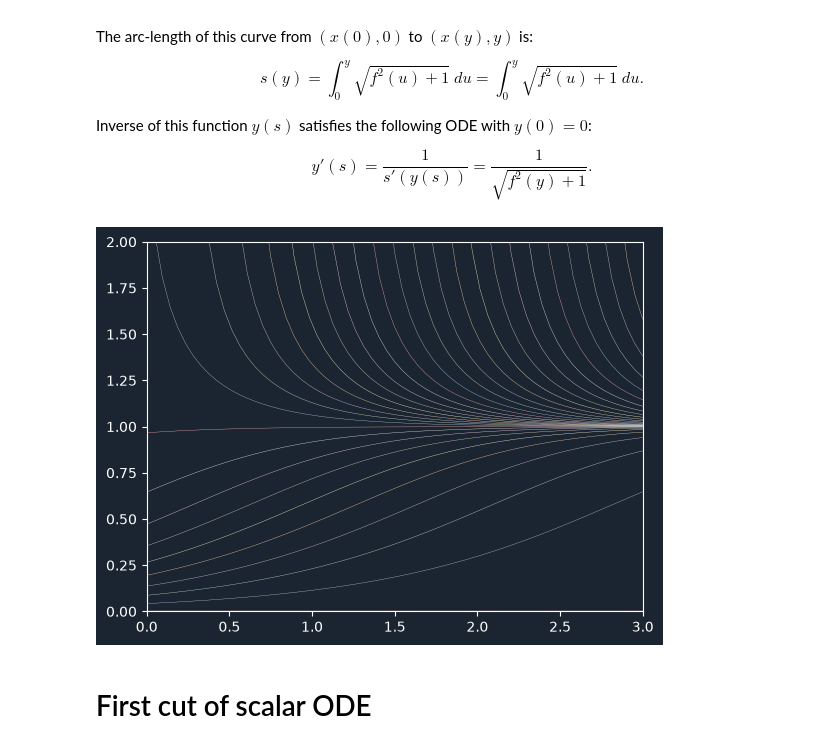
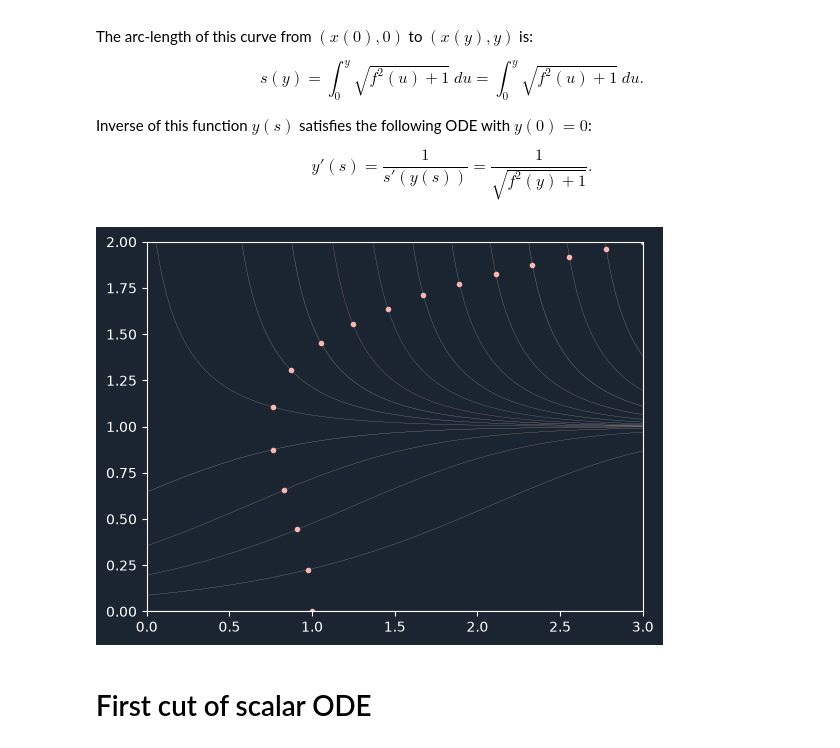
Before and after one commit to 3257077517-collab/Team17, a Jupyter notebook: report/notes.ipynb, the cells around one changed output. Cells and saved outputs as stored; diff of their text form; code cells hidden in the pictures.

```diff
--- a/report/notes.ipynb
+++ b/report/notes.ipynb
@@ -30,7 +31,13 @@ def fun(t, y):
 
 
 def y_exact(t, y0):
-    return np.reciprocal(np.sqrt(1.0 + (1.0 - y0*y0) * np.expm1(-2.0*t))) * y0
+    if y0 in (0.0, 1.0, -1.0): return np.zeros_like(t)
+    determinant = 1.0 + (1.0 - y0*y0) * np.expm1(-2.0*t)
+    return y0 * np.where(
+        determinant > 0.0,
+        np.reciprocal(np.sqrt(determinant)),
+        np.full_like(t, np.inf),
+    )
 # %% [markdown]
 # Explicit Euler
 # %%
@@ -65,37 +72,36 @@ Inverse of this function $y(s)$ satisfies the following ODE with $y(0) = 0$:
 
 $$ y'(s) = \frac{1}{s'(y(s))} = \frac{1}{\sqrt{f^2(y) + 1}}. $$
 # %%
-ts = np.linspace(0.0, 3.0, 65)
+ts = np.linspace(0.0, 3.0, 129)
 
 fig: plt.Figure
 ax: plt.Axes
 fig, ax = plt.subplots()
 ax.set_xlim(0.0, 3.0)
 ax.set_ylim(0.0, 2.0)
 
-# integral of fun gives line that has slope of y at every point of y
-# then transform by rotating 90deg CCW to get orthogonal line
 
 def x_fun(y):
     y = 0.5 * y * y
     return (y - 1.0) * y
 
 L, _ = itg.quad(lambda u: np.sqrt(fun(0.0, u)**2 + 1.0), 0.0, 2.0)
 y0s = itg.solve_ivp(
     lambda t, y: np.reciprocal(np.sqrt(fun(0.0, y)**2 + 1.0)),
     (0.0, L),
     [0.0],
-    t_eval=np.linspace(0.0, L, 33),
+    t_eval=np.linspace(0.0, L, 17),
 ).y[0]
 t0s = x_fun(y0s) + 1.0
+ax.plot(t0s, y0s, ".")
 
 for t0, y0 in np.column_stack((t0s, y0s)):
     ye = y_exact(ts - t0, y0)
-    ax.plot(ts, ye, linewidth='0.25')
+    ax.plot(ts, ye, linewidth='0.125')
 
 plt.show()
 # %% [output]
-[figure, old version]
+[figure, new version]
 # %% [markdown]
 # First cut of scalar ODE
 # %%
```
Also changed, not shown: parts of 1 cell of this notebook.
